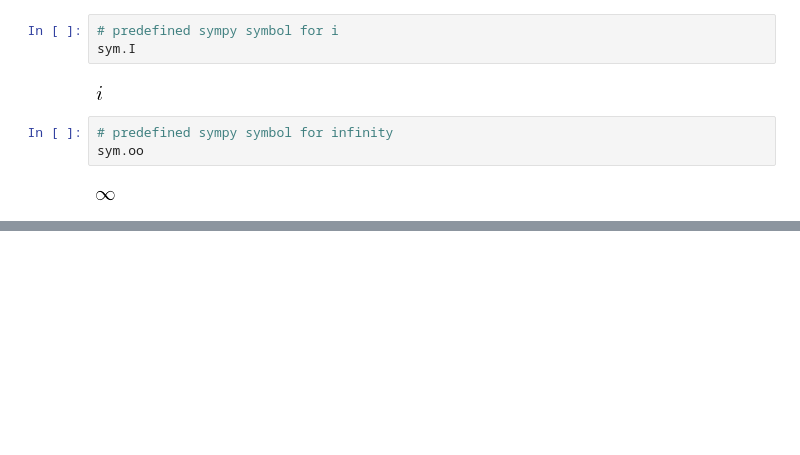
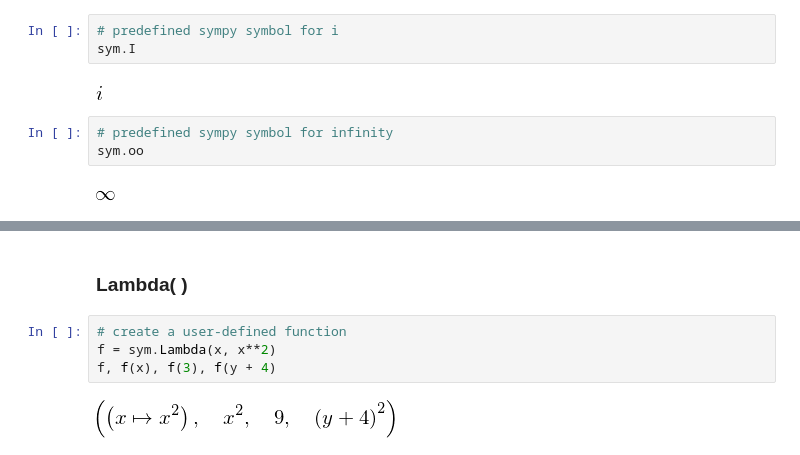
Before and after one commit to EricJWest/sandbox, a Jupyter notebook: python/sympy-primer.ipynb, the cells around one changed output, grey strips where cells are left out. Drawn from its saved outputs; the diff is of its cells as text; blank space fills up the shorter version.

```diff
--- a/python/sympy-primer.ipynb
+++ b/python/sympy-primer.ipynb
@@ -253,0 +271,8 @@ sym.oo
+# %% [markdown]
+### Lambda( )
+# %%
+# create a user-defined function
+f = sym.Lambda(x, x**2)
+f, f(x), f(3), f(y + 4)
+# %% [output]
+[figure, added]
```
Also changed, not shown: parts of 154 cells of this notebook.
